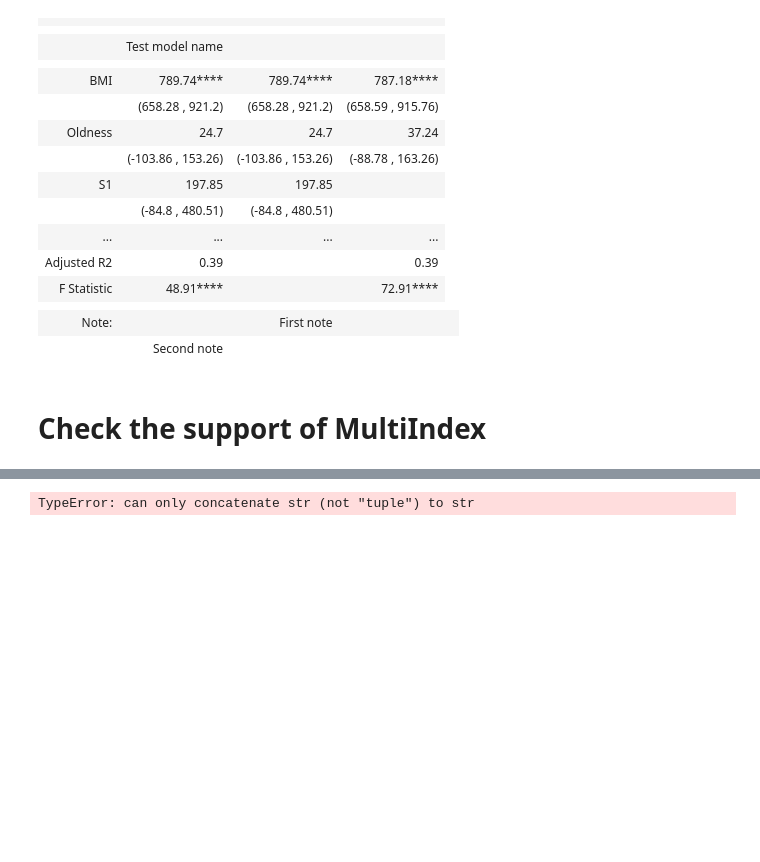
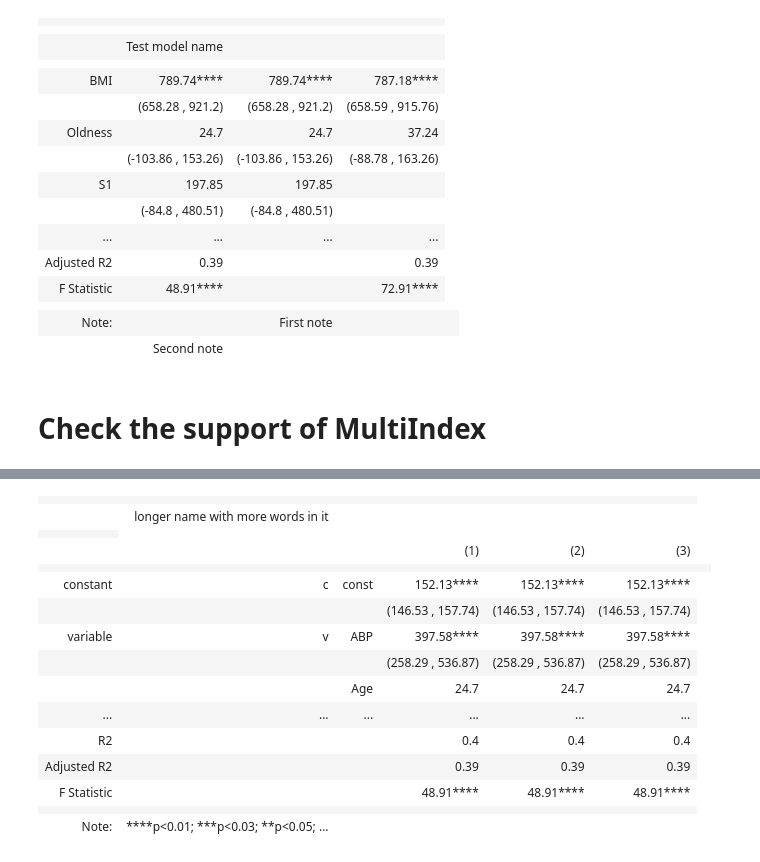
Before and after one commit to mpetrosian/estimagic_stargazer, a Jupyter notebook: replicate_examples_notebook.ipynb, the cells around one changed output, grey strips where cells are left out. Drawn from its saved outputs; the diff is of its cells as text; code cells hidden in the pictures; blank space fills up the shorter version.

```diff
--- a/replicate_examples_notebook.ipynb
+++ b/replicate_examples_notebook.ipynb
@@ -439,0 +419,3 @@ stargazermi = Stargazer(est5)
+# %%
+estmul = deepcopy(est3)
+estmul.params
@@ -439,0 +431,4 @@ stargazermi = Stargazer(est5)
+# %%
+listp = [('constant','c','const'),('variable','v','Age'),('variable','v','Sex'),('variable','v','BMI'),('variable','v','ABP'),('variable','v','S1'),('variable','v','S2')]
+estmul.params.index = pd.MultiIndex.from_tuples(listp)
+estmul.params
@@ -440,4 +444,26 @@ stargazermi = Stargazer(est5)
+# %%
+stargazer_mi = Stargazer([estmul,estmul,estmul])
+stargazer_mi.model_name = 'longer name with more words in it'
+stargazer_mi.column_labels
+stargazer_mi.num_models
+stargazer_mi.confidence_intervals = True
+stargazer_mi.sig_digits = 2
 # %%
-HTML(stargazermi.render_html())
+HTML(stargazer_mi.render_html())
 # %% [output]
-TypeError: can only concatenate str (not "tuple") to str
+|  |  |  |  |  |  |
+|  | longer name with more words in it |  |  |  |  |
+|  |
+|  |  |  | (1) | (2) | (3) |
+|  |  |  |  |  |  |  |
+| constant | c | const | 152.13**** | 152.13**** | 152.13**** |
+|  |  |  | (146.53 , 157.74) | (146.53 , 157.74) | (146.53 , 157.74) |
+| variable | v | ABP | 397.58**** | 397.58**** | 397.58**** |
+|  |  |  | (258.29 , 536.87) | (258.29 , 536.87) | (258.29 , 536.87) |
+|  |  | Age | 24.7 | 24.7 | 24.7 |
+| ... | ... | ... | ... | ... | ... |
+| R2 |  |  | 0.4 | 0.4 | 0.4 |
+| Adjusted R2 |  |  | 0.39 | 0.39 | 0.39 |
+| F Statistic |  |  | 48.91**** | 48.91**** | 48.91**** |
+|  |  |  |  |  |  |
+| Note: | ****p<0.01; ***p<0.03; **p<0.05; ... |  |  |  |  |
```
Also changed, not shown: parts of 11 cells of this notebook, 2 other files.
